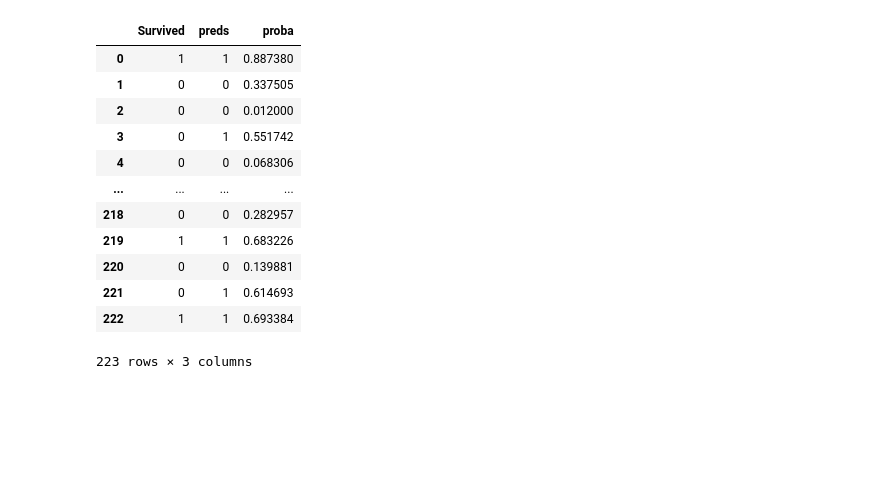
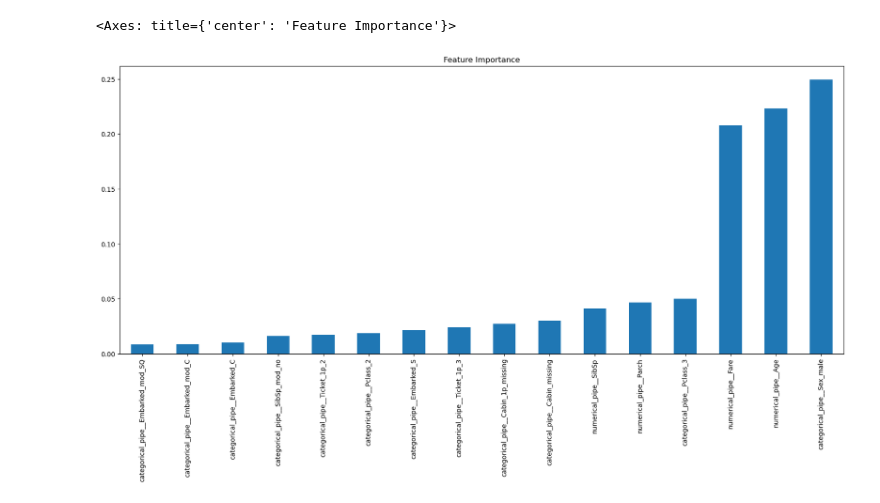
Before and after one commit to gustavoVferrari/Portifolio, a Jupyter notebook: Classification/titanic/notebooks/sandbox.ipynb, the cells around one changed output. Saved outputs shown, nothing was run; the diff lists cells and outputs as text; code cells hidden in the pictures; blank space fills up the shorter version.

```diff
--- a/Classification/titanic/notebooks/sandbox.ipynb
+++ b/Classification/titanic/notebooks/sandbox.ipynb
@@ -3 +9,19 @@ import pandas as pd
+# %%
+yaml_path = r"C:\Users\gustavo\Documents\Data Science\08-GitHub\Portifolio\Classification\titanic\src\config.yaml"
+with open(yaml_path, "r", encoding="utf-8") as f:
+    config = yaml.safe_load(f)
+# %%
+X_test_feat_sel = os.path.join(
+            config['feat_selection']['path'],
+            config['feat_selection']['X_test_file_name'])
+
+y_test_feat_sel = os.path.join(
+            config['feat_selection']['path'],
+            config['feat_selection']['y_test_file_name'])
+# %%
+params_ = {
+        'X_test_feat_sel': X_test_feat_sel,
+        'y_test_feat_sel': y_test_feat_sel,
+        'model': config['model']['path'],
+        }
 # %%
@@ -5,16 +30,23 @@ df = pd.read_parquet(r"C:\Users\gustavo\Documents\Data Science\08-GitHub\Portifo
-# %%
-df
-# %% [output]
-|  | Survived | preds | proba |
-| 0 | 1 | 1 | 0.887380 |
-| 1 | 0 | 0 | 0.337505 |
-| 2 | 0 | 0 | 0.012000 |
-| 3 | 0 | 1 | 0.551742 |
-| 4 | 0 | 0 | 0.068306 |
-| ... | ... | ... | ... |
-| 218 | 0 | 0 | 0.282957 |
-| 219 | 1 | 1 | 0.683226 |
-| 220 | 0 | 0 | 0.139881 |
-| 221 | 0 | 1 | 0.614693 |
-| 222 | 1 | 1 | 0.693384 |
-223 rows × 3 columns
+# %%
+model_path = os.path.join(
+        params_['model'],
+        f"model.pkl")
+
+with open(model_path, "rb") as file:
+        model = pickle.load(file)
+# %%
+s = pd.Series(
+    model.feature_importances_,
+    index=model.feature_names_in_
+)
+s = s.sort_values()
+(s
+ .plot
+ .bar(
+     figsize=(20, 8),
+     title='Feature Importance'
+     )
+ )
+# %% [output]
+<Axes: title={'center': 'Feature Importance'}>
+[figure, added]
```
Also changed, not shown: parts of 13 cells of this notebook, 6 other files.
